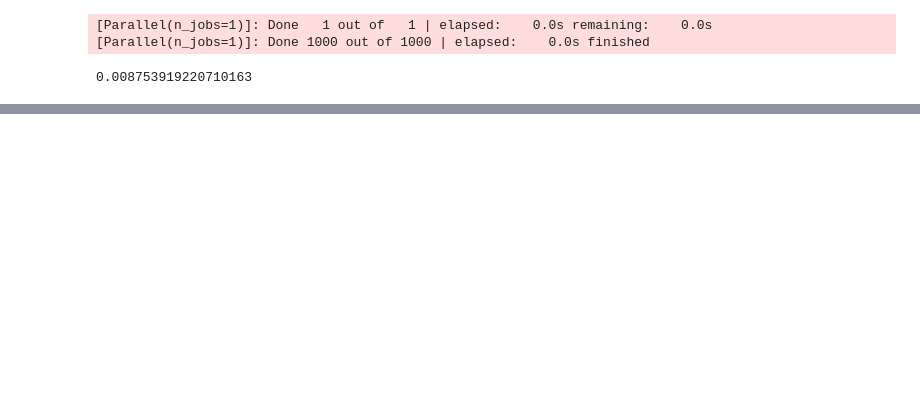
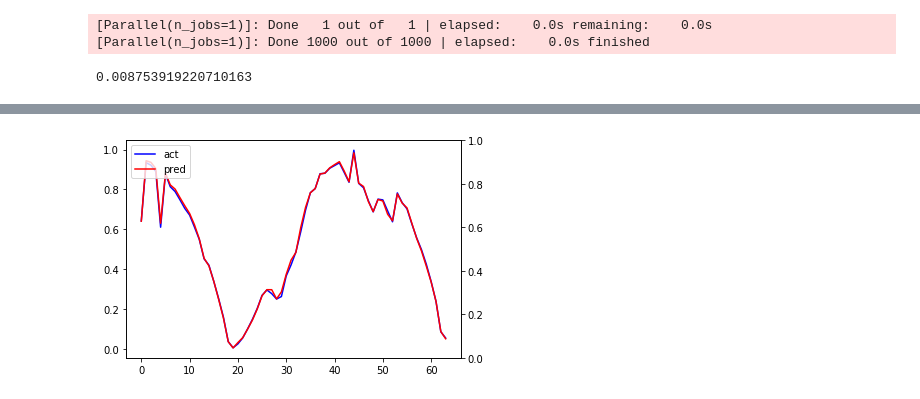
Before and after one commit to name1929/Project, a Jupyter notebook: 동서발전(2) scale 검증용.ipynb, the cells around one changed output, grey strips where cells are left out. Saved outputs shown, nothing was run; the diff lists cells and outputs as text; code cells hidden in the pictures; blank space fills up the shorter version.

```diff
--- a/동서발전(2) scale 검증용.ipynb
+++ b/동서발전(2) scale 검증용.ipynb
@@ -291,0 +398,12 @@ plt.show()
+# %%
+X_train2 = df_train.drop('총 전력(AC)', axis=1)
+y_train2 = df_train[['총 전력(AC)']]
+
+X_test2 = df_test.drop('총 전력(AC)', axis=1)
+y_test2 = df_test[['총 전력(AC)']]
+# %%
+from sklearn.ensemble import RandomForestRegressor
+
+RF3 = RandomForestRegressor(n_estimators=1000, max_features=90, max_depth=20, min_samples_split=3,min_samples_leaf=2, random_state=42, verbose = 2)
+# %%
+RF3.fit(X_train2, y_train2)
@@ -291,0 +453,2 @@ plt.show()
+# %%
+pre_R3 = RF3.predict(X_test2)
@@ -291,0 +476,17 @@ plt.show()
+# %%
+fig, loss_ax = plt.subplots()
+
+acc_ax = loss_ax.twinx()
+
+y_pred = pre_R3
+
+loss_ax.plot(y_test2.reset_index(drop=True), 'b', label='act')
+# loss_ax.plot(hist.history['loss'], 'y', label='train loss')
+loss_ax.plot(y_pred, 'r', label='pred')
+
+# acc_ax.legend(loc='lower left')
+loss_ax.legend(loc='upper left')
+
+plt.show()
+# %% [output]
+[figure, added]
```
Also changed, not shown: parts of 28 cells of this notebook, 2 other files.
